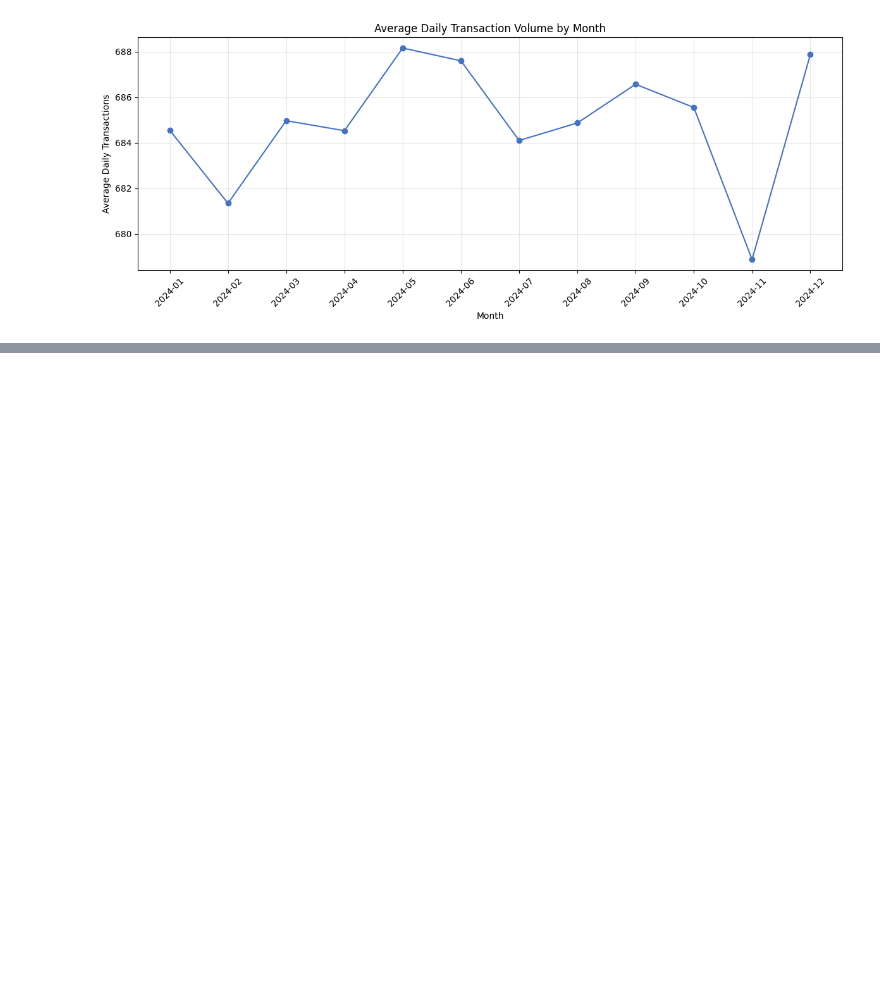
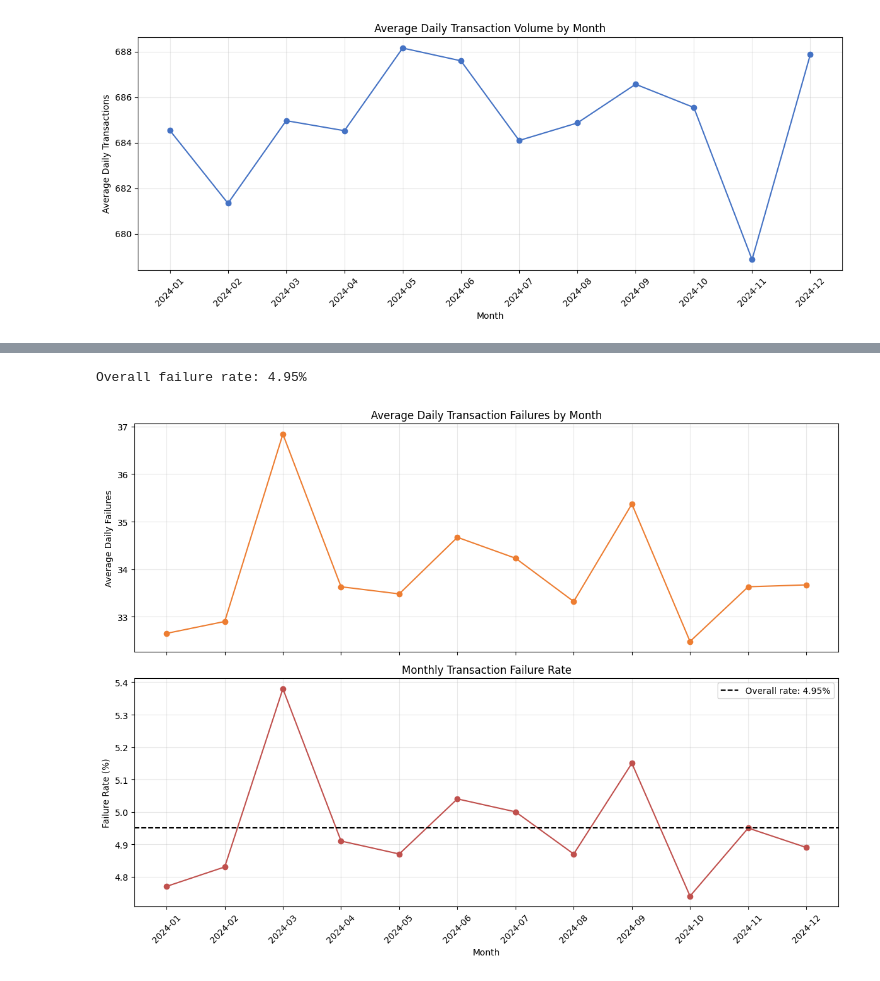
Before and after one commit to KaviyaVelmurugan/upi-transaction-intelligence-platform, a Jupyter notebook: notebooks/02_eda.ipynb, the cells around one changed output, grey strips where cells are left out. Saved outputs shown, nothing was run; the diff lists cells and outputs as text; code cells hidden in the pictures; blank space fills up the shorter version.

Commit message:
Monthly Failure trend analysis

```diff
--- a/notebooks/02_eda.ipynb
+++ b/notebooks/02_eda.ipynb
@@ -2041,0 +2104,52 @@ plt.show()
+# %%
+overall_failure_rate = (
+    status_clean.eq("FAILED").mean() * 100
+)
+
+print(f"Overall failure rate: {overall_failure_rate:.2f}%")
+# %% [output]
+Overall failure rate: 4.95%
+# %%
+fig, axes = plt.subplots(
+    2,
+    1,
+    figsize=(12, 9),
+    sharex=True
+)
+
+axes[0].plot(
+    monthly_failure["transaction_month"],
+    monthly_failure["average_daily_failures"],
+    marker="o",
+    color="#ED7D31"
+)
+
+axes[0].set_title("Average Daily Transaction Failures by Month")
+axes[0].set_ylabel("Average Daily Failures")
+axes[0].grid(alpha=0.3)
+
+axes[1].plot(
+    monthly_failure["transaction_month"],
+    monthly_failure["failure_rate_percentage"],
+    marker="o",
+    color="#C0504D"
+)
+
+axes[1].axhline(
+    overall_failure_rate,
+    color="black",
+    linestyle="--",
+    label=f"Overall rate: {overall_failure_rate:.2f}%"
+)
+
+axes[1].set_title("Monthly Transaction Failure Rate")
+axes[1].set_xlabel("Month")
+axes[1].set_ylabel("Failure Rate (%)")
+axes[1].legend()
+axes[1].grid(alpha=0.3)
+
+plt.xticks(rotation=45)
+plt.tight_layout()
+plt.show()
+# %% [output]
+[figure, added]
```
Also changed, not shown: parts of 2 cells of this notebook, 1 other file.
